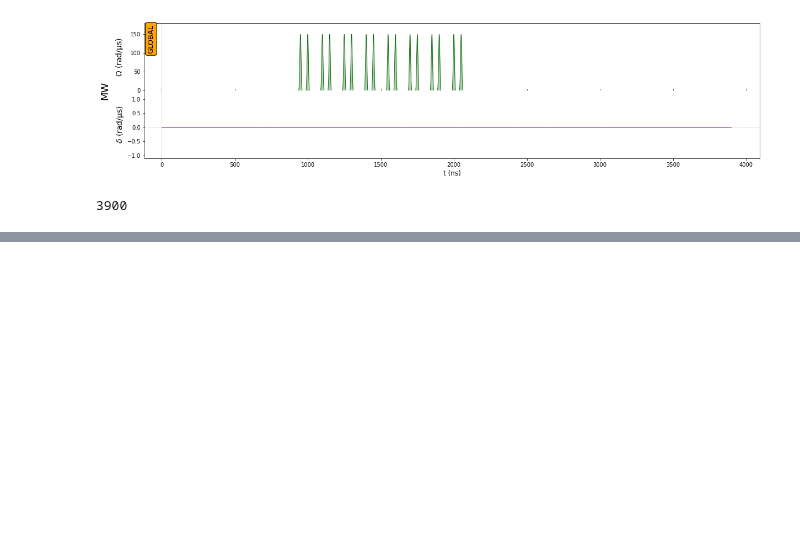
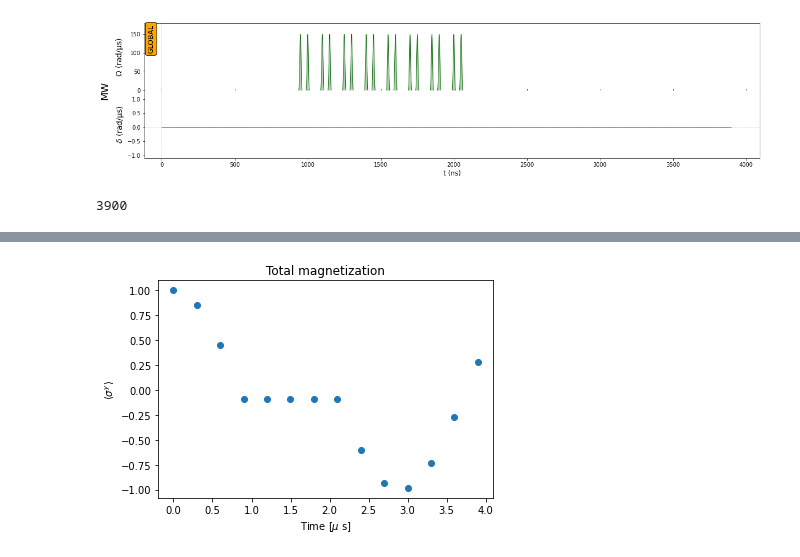
Before and after one commit to pasqal-io/Pulser, a Jupyter notebook: tutorials/applications/Microwave-engineering of programmable XXZ Hamiltonians in arrays of Rydberg atoms .ipynb, the cells around one changed output, grey strips where cells are left out. Saved outputs shown, nothing was run; the diff lists cells and outputs as text; code cells hidden in the pictures; blank space fills up the shorter version.

```diff
--- a/tutorials/applications/Microwave-engineering of programmable XXZ Hamiltonians in arrays of Rydberg atoms .ipynb
+++ b/tutorials/applications/Microwave-engineering of programmable XXZ Hamiltonians in arrays of Rydberg atoms .ipynb
@@ -92,0 +107,10 @@ TypeError: '>=' not supported between instances of 'int' and 'list'
+# %%
+plt.figure()
+plt.plot(t_list, plap[0], 'o')
+plt.xlabel(r"Time [$\mu$ s]")
+plt.ylabel(fr'$ \langle \sigma^y \rangle$')
+#plt.axvspan(0, prep_time, alpha=0.06, color='royalblue')
+plt.title(fr"Total magnetization")
+plt.savefig("Magnetization.pdf")
+# %% [output]
+[figure, added]
```
Also changed, not shown: parts of 6 cells of this notebook.
